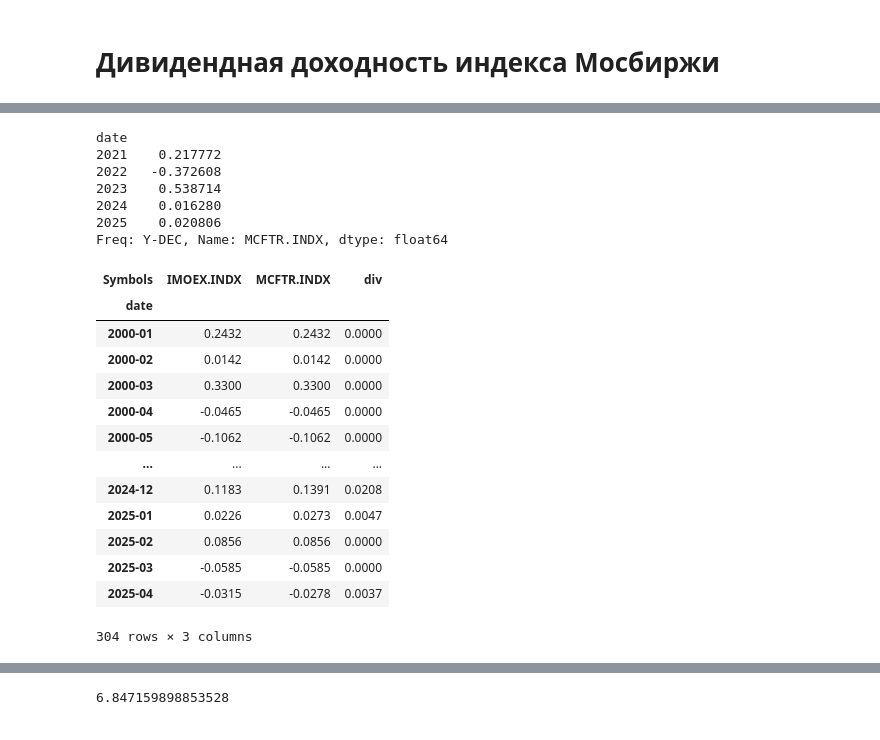
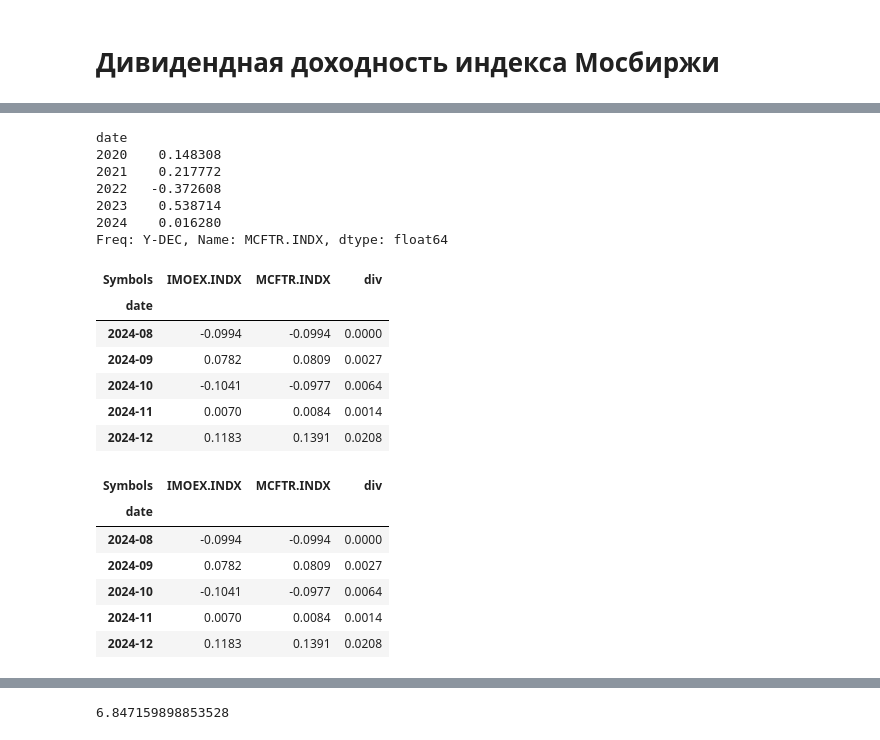
Before and after one commit to mbk-dev/publications_RUS, a Jupyter notebook: 12 dividend_yield_for_MOEX_and_SP500.ipynb, the cells around one changed output, grey strips where cells are left out. Cells and saved outputs as stored; diff of their text form; code cells hidden in the pictures.

```diff
--- a/12 dividend_yield_for_MOEX_and_SP500.ipynb
+++ b/12 dividend_yield_for_MOEX_and_SP500.ipynb
@@ -69,7 +69,7 @@ def plot_dividend_yield(first_year: str,
 # Дивидендная доходность индекса Мосбиржи
 # %%
 ls = ['IMOEX.INDX', 'MCFTR.INDX']
-moex = ok.AssetList(ls, ccy='RUB', first_date='2000-01', inflation=True)
+moex = ok.AssetList(ls, ccy='RUB', first_date='2000-01', last_date='2024-12', inflation=True)
 moex
 # %% [output]
 assets           [IMOEX.INDX, MCFTR.INDX]
@@ -86,31 +113,33 @@ df_total = moex.annual_return_ts.loc[:, 'MCFTR.INDX']
 df_total.tail()
 # %% [output]
 date
+2020    0.148308
 2021    0.217772
 2022   -0.372608
 2023    0.538714
 2024    0.016280
-2025    0.020806
 Freq: Y-DEC, Name: MCFTR.INDX, dtype: float64
 # %%
 df = moex.assets_ror
+df.tail()
+# %% [output]
+| Symbols | IMOEX.INDX | MCFTR.INDX | div |
+| date |  |  |  |
+| 2024-08 | -0.0994 | -0.0994 | 0.0000 |
+| 2024-09 | 0.0782 | 0.0809 | 0.0027 |
+| 2024-10 | -0.1041 | -0.0977 | 0.0064 |
+| 2024-11 | 0.0070 | 0.0084 | 0.0014 |
+| 2024-12 | 0.1183 | 0.1391 | 0.0208 |
 # %%
 df['div'] = df['MCFTR.INDX'] - df['IMOEX.INDX']  # создаем еще один столбец с месячной дивидендной доходностью
-df
+df.tail()
 # %% [output]
 | Symbols | IMOEX.INDX | MCFTR.INDX | div |
 | date |  |  |  |
-| 2000-01 | 0.2432 | 0.2432 | 0.0000 |
-| 2000-02 | 0.0142 | 0.0142 | 0.0000 |
-| 2000-03 | 0.3300 | 0.3300 | 0.0000 |
-| 2000-04 | -0.0465 | -0.0465 | 0.0000 |
-| 2000-05 | -0.1062 | -0.1062 | 0.0000 |
-| ... | ... | ... | ... |
+| 2024-08 | -0.0994 | -0.0994 | 0.0000 |
+| 2024-09 | 0.0782 | 0.0809 | 0.0027 |
+| 2024-10 | -0.1041 | -0.0977 | 0.0064 |
+| 2024-11 | 0.0070 | 0.0084 | 0.0014 |
 | 2024-12 | 0.1183 | 0.1391 | 0.0208 |
-| 2025-01 | 0.0226 | 0.0273 | 0.0047 |
-| 2025-02 | 0.0856 | 0.0856 | 0.0000 |
-| 2025-03 | -0.0585 | -0.0585 | 0.0000 |
-| 2025-04 | -0.0315 | -0.0278 | 0.0037 |
-304 rows × 3 columns
 # %%
 df_div = df['div'].resample('A').apply(lambda x: np.prod(x + 1.) - 1)  # годовые значения дивидендной доходности
```
Also changed, not shown: parts of 4 cells of this notebook.
